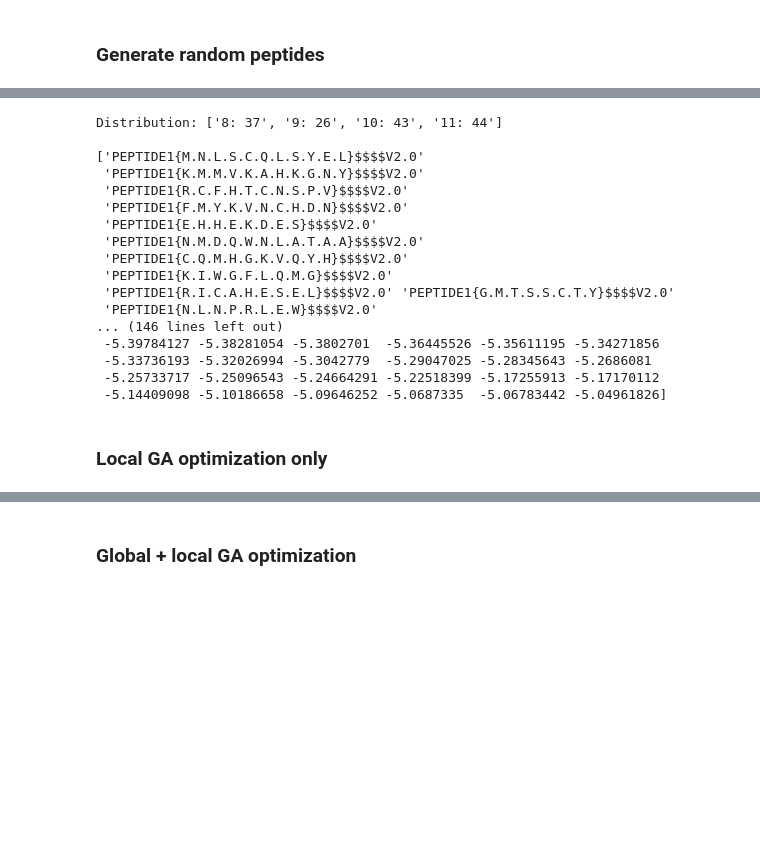
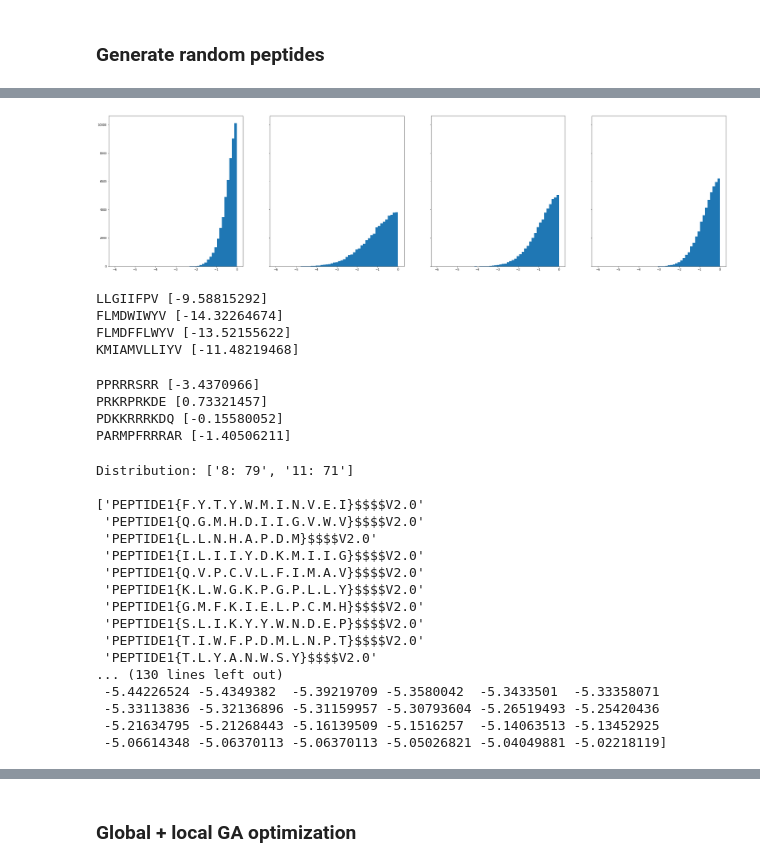
Before and after one commit to jeeberhardt/mobius, a Jupyter notebook: data/helm_ga/Untitled2.ipynb, the cells around one changed output, grey strips where cells are left out. Cells and saved outputs as stored; diff of their text form; code cells hidden in the pictures; blank space fills up the shorter version.

```diff
--- a/data/helm_ga/Untitled2.ipynb
+++ b/data/helm_ga/Untitled2.ipynb
@@ -721,6 +733,34 @@ RMSD : 0.601 kcal/mol
+# %%
+fig, axarr = plt.subplots(1, 4, sharex=True, sharey=True, figsize=(40, 10))
+
+for i, size in enumerate([8, 9, 10, 11]):
+    random_peptides, random_peptide_scores = mps.generate_random_peptides(50000, [-7, 0], size, return_predicted_energy=False)
+    axarr[i].hist(random_peptide_scores, bins=np.linspace(-6, 0, 50))
+
+plt.show()
+# %% [output]
+[figure, added]
+# %%
+for i, size in enumerate([8, 9, 10, 11]):
+    seq = ''.join(mps._pssm[9].index[np.argmin(mps._pssm[size].values, axis=0)].values)
+    print(seq, mps.predict_energy([seq]))
+# %% [output]
+LLGIIFPV [-9.58815292]
+FLMDWIWYV [-14.32264674]
+FLMDFFLWYV [-13.52155622]
+KMIAMVLLIYV [-11.48219468]
+# %%
+for i, size in enumerate([8, 9, 10, 11]):
+    seq = ''.join(mps._pssm[9].index[np.argmax(mps._pssm[size].values, axis=0)].values)
+    print(seq, mps.predict_energy([seq]))
+# %% [output]
+PPRRRSRR [-3.4370966]
+PRKRPRKDE [0.73321457]
+PDKKRRRKDQ [-0.15580052]
+PARMPFRRRAR [-1.40506211]
 # %%
 n_peptides = 150
-peptide_length = [8, 9, 10, 11]
+peptide_length = [8, 11]
 energy_bounds = [-8.2, -5] # about between 1 and 250 uM
 energy_cutoff = -5 # around 250 uM
 
@@ -736,22 +776,20 @@ print('')
 print(random_peptides)
 print(random_peptide_scores)
 # %% [output]
-Distribution: ['8: 37', '9: 26', '10: 43', '11: 44']
+Distribution: ['8: 79', '11: 71']
 
-['PEPTIDE1{M.N.L.S.C.Q.L.S.Y.E.L}$$$$V2.0'
- 'PEPTIDE1{K.M.M.V.K.A.H.K.G.N.Y}$$$$V2.0'
- 'PEPTIDE1{R.C.F.H.T.C.N.S.P.V}$$$$V2.0'
- 'PEPTIDE1{F.M.Y.K.V.N.C.H.D.N}$$$$V2.0'
- 'PEPTIDE1{E.H.H.E.K.D.E.S}$$$$V2.0'
- 'PEPTIDE1{N.M.D.Q.W.N.L.A.T.A.A}$$$$V2.0'
- 'PEPTIDE1{C.Q.M.H.G.K.V.Q.Y.H}$$$$V2.0'
- 'PEPTIDE1{K.I.W.G.F.L.Q.M.G}$$$$V2.0'
- 'PEPTIDE1{R.I.C.A.H.E.S.E.L}$$$$V2.0' 'PEPTIDE1{G.M.T.S.S.C.T.Y}$$$$V2.0'
- 'PEPTIDE1{N.L.N.P.R.L.E.W}$$$$V2.0'
-... (146 lines left out)
- -5.39784127 -5.38281054 -5.3802701  -5.36445526 -5.35611195 -5.34271856
- -5.33736193 -5.32026994 -5.3042779  -5.29047025 -5.28345643 -5.2686081
- -5.25733717 -5.25096543 -5.24664291 -5.22518399 -5.17255913 -5.17170112
- -5.14409098 -5.10186658 -5.09646252 -5.0687335  -5.06783442 -5.04961826]
+['PEPTIDE1{F.Y.T.Y.W.M.I.N.V.E.I}$$$$V2.0'
+ 'PEPTIDE1{Q.G.M.H.D.I.I.G.V.W.V}$$$$V2.0'
+ 'PEPTIDE1{L.L.N.H.A.P.D.M}$$$$V2.0'
+ 'PEPTIDE1{I.L.I.I.Y.D.K.M.I.I.G}$$$$V2.0'
+ 'PEPTIDE1{Q.V.P.C.V.L.F.I.M.A.V}$$$$V2.0'
+ 'PEPTIDE1{K.L.W.G.K.P.G.P.L.L.Y}$$$$V2.0'
+ 'PEPTIDE1{G.M.F.K.I.E.L.P.C.M.H}$$$$V2.0'
+ 'PEPTIDE1{S.L.I.K.Y.Y.W.N.D.E.P}$$$$V2.0'
+ 'PEPTIDE1{T.I.W.F.P.D.M.L.N.P.T}$$$$V2.0'
+ 'PEPTIDE1{T.L.Y.A.N.W.S.Y}$$$$V2.0'
+... (130 lines left out)
+ -5.44226524 -5.4349382  -5.39219709 -5.3580042  -5.3433501  -5.33358071
+ -5.33113836 -5.32136896 -5.31159957 -5.30793604 -5.26519493 -5.25420436
+ -5.21634795 -5.21268443 -5.16139509 -5.1516257  -5.14063513 -5.13452925
+ -5.06614348 -5.06370113 -5.06370113 -5.05026821 -5.04049881 -5.02218119]
-# %% [markdown]
-### Local GA optimization only
```
Also changed, not shown: parts of 13 cells of this notebook, 9 other files.
